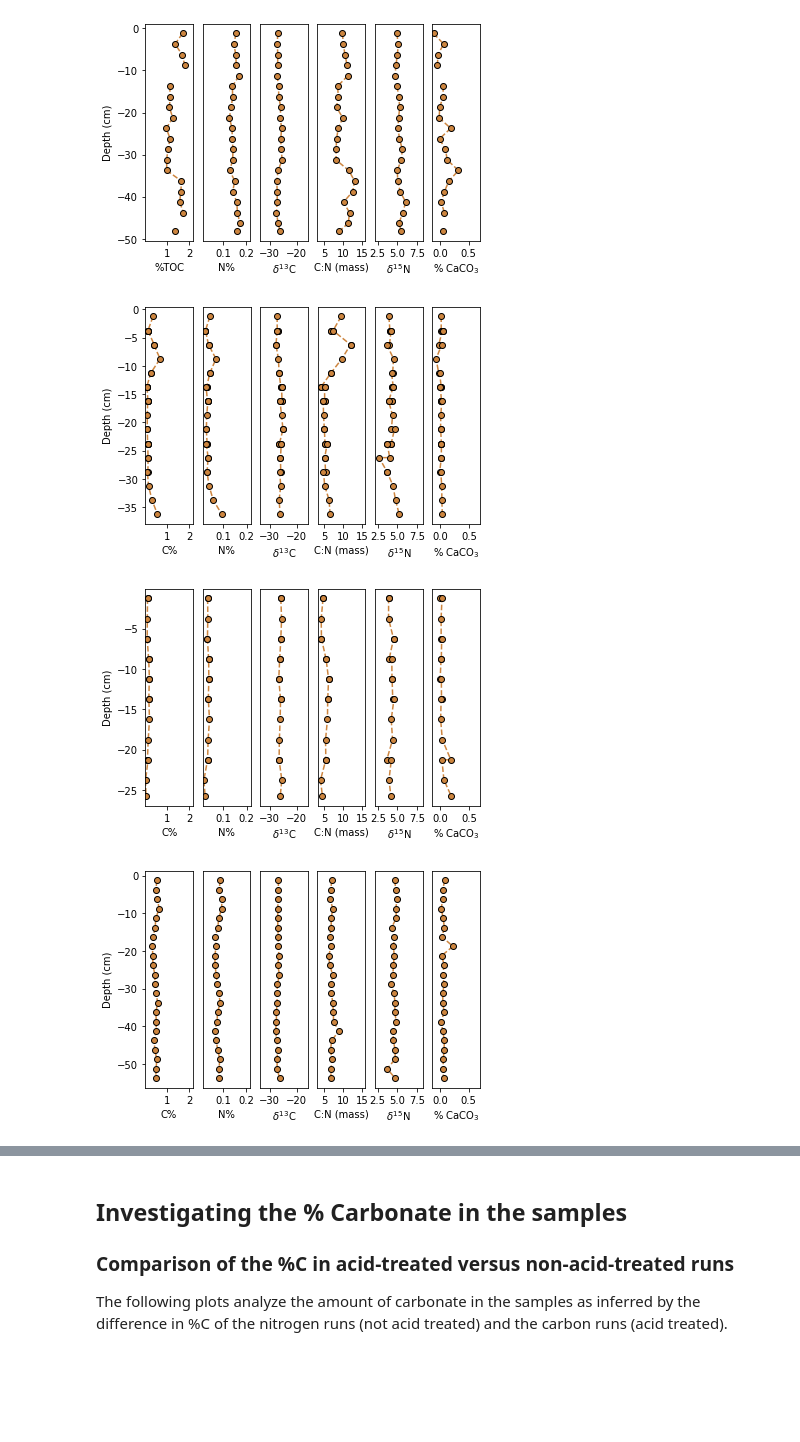
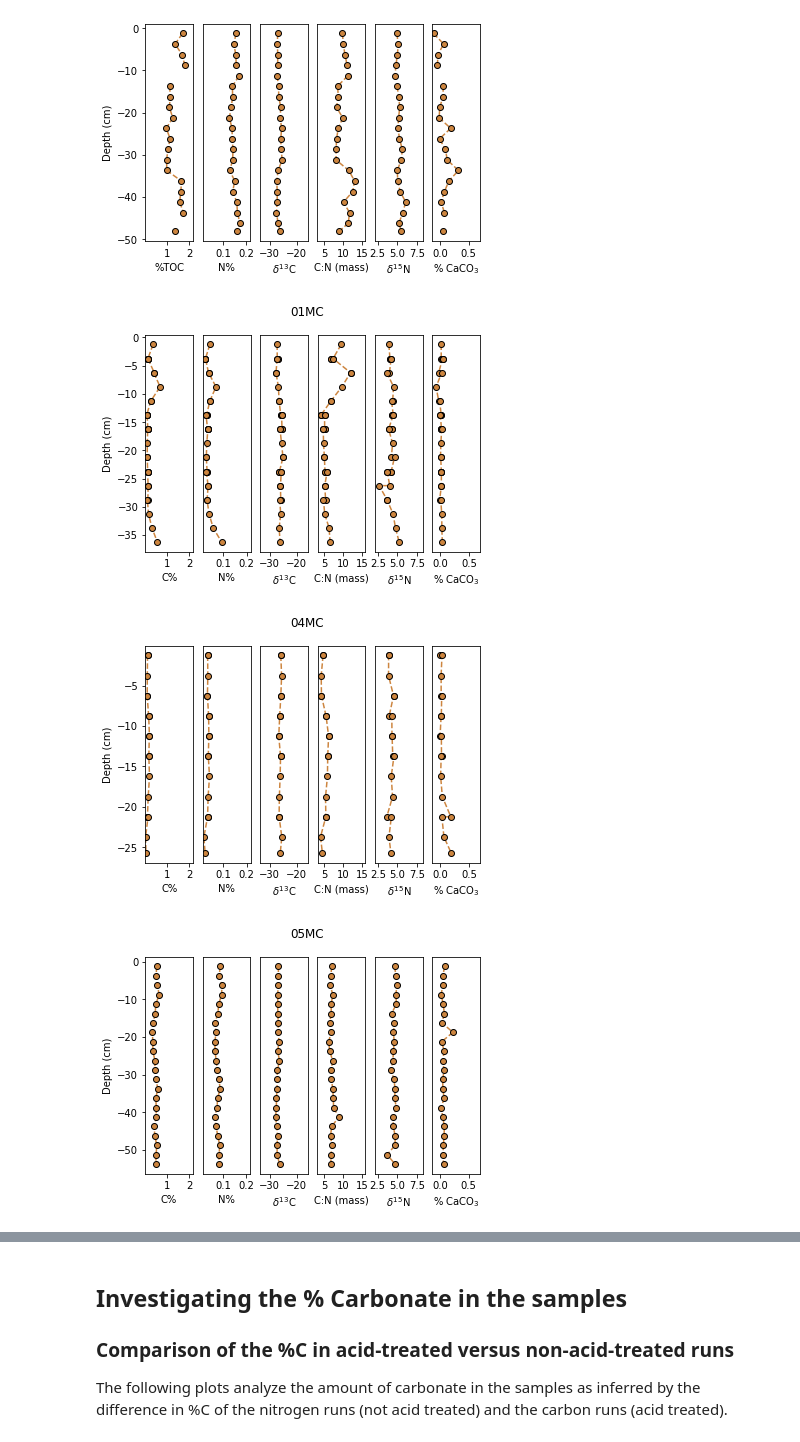
Before and after one commit to DirtBurner/MUDBENCS, a Jupyter notebook: MUDBENCS_MC_Data.ipynb, the cells around one changed output, grey strips where cells are left out. Drawn from its saved outputs; the diff is of its cells as text; code cells hidden in the pictures; blank space fills up the shorter version.

```diff
--- a/MUDBENCS_MC_Data.ipynb
+++ b/MUDBENCS_MC_Data.ipynb
@@ -66,17 +68,18 @@ MC_axs[0].set(xlabel='%TOC')
 # %%
 #Construct a loop to process all of the cores with the same figure:
 corelist = ['01MC', '04MC', '05MC', '06MC', '07MC', '08MC', '09MC', '10MC', '11MC', '12MC', '15MC','16MC', '17MC', '18MC']
 variables = ['C%', 'N%', 'd13C', 'C:N (mass)', 'd15N', '%CaCO3']
 
 
 for core in corelist:
     directory = 'C:/Users/beros/Box/UDrive_brosenheim/My_Documents/Research/Seagoing Expeditions/CHEM-OCE Guianas Mudbanks 2020/Expedition prep/MUDBENCS/Coring Data'
     filename = 'WS23-139_' + core + '_GenGeoChem'
     ax = MB.MC_core_profiles(og_df, core=core, variables=variables)
+    plt.suptitle(core)
     #To save, rename the directory above and uncomment the line below:
 
     #plt.savefig(directory + '/' + filename+'.svg', dpi=300)
 # %% [output]
-[figure, old version]
+[figure, new version]
-[figure, old version]
+[figure, new version]
-[figure, old version]
+[figure, new version]
```
Also changed, not shown: parts of 11 cells of this notebook, 3 other files.
